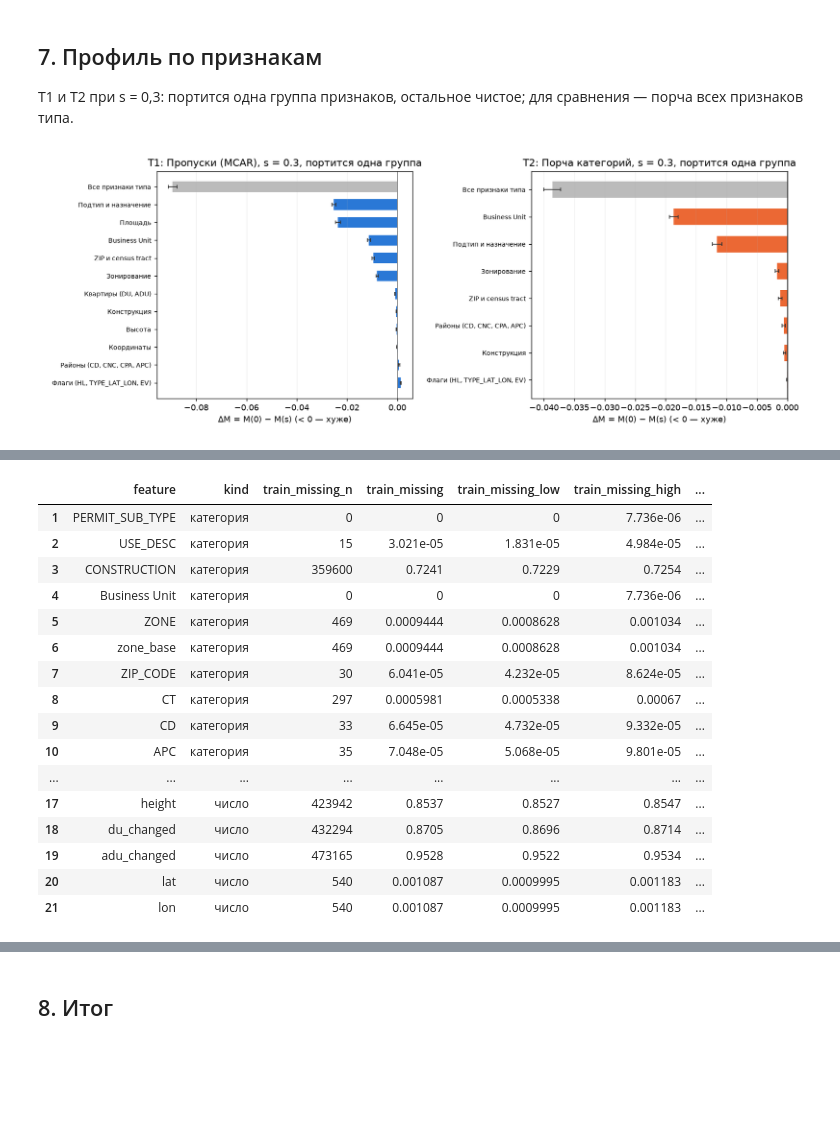
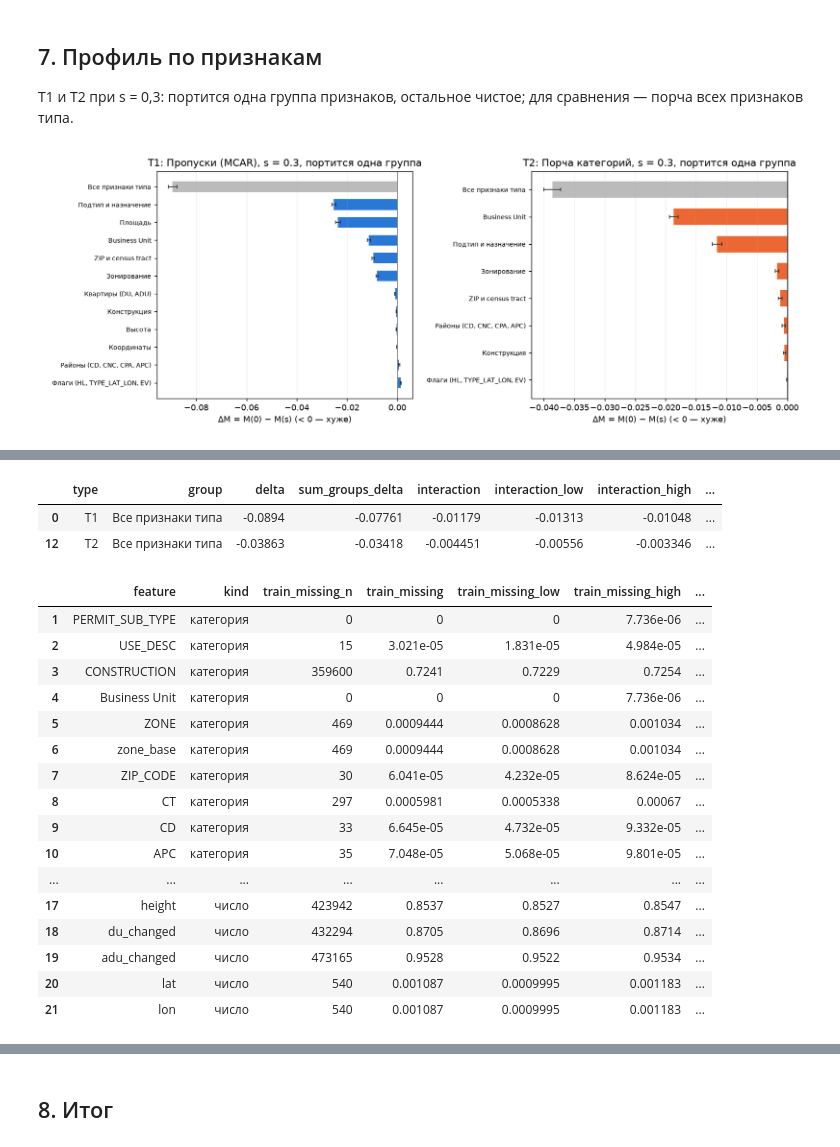
Before and after one commit to DeaDog911/ai-security, a Jupyter notebook: notebooks/pr2_noise.ipynb, the cells around one changed output, grey strips where cells are left out. Saved outputs shown, nothing was run; the diff lists cells and outputs as text; code cells hidden in the pictures; blank space fills up the shorter version.

```diff
--- a/notebooks/pr2_noise.ipynb
+++ b/notebooks/pr2_noise.ipynb
@@ -362,43 +372,47 @@ T1 и T2 при s = 0,3: портится одна группа признако
 # %%
 img("by_feature")
 show("by_feature", ["type", "group", "columns", "frac_changed", "rmsle", "delta", "delta_low", "delta_high", "significant", "rank", "n_units", "changed_per_row", "delta_per_changed", "delta_per_changed_low", "delta_per_changed_high", "rank_per_changed", "train_missing_min"]);
+show("by_feature", ["type", "group", "delta", "sum_groups_delta", "interaction", "interaction_low", "interaction_high", "interaction_mse", "interaction_mse_low", "interaction_mse_high"], query="group == 'Все признаки типа'");
 show("missing_train", ["feature", "kind", "train_missing_n", "train_missing", "train_missing_low", "train_missing_high", "train_other_n", "n_train", "test_missing"], query="t1_corrupted");
 # %% [output]
 [figure]
 |  | type | group | columns | frac_changed | rmsle | delta | delta_low | delta_high | significant | ... |
 | 0 | T1 | Все признаки типа | все | 0.2233 | 0.9779 | -0.0894 | -0.09102 | -0.08775 | True | ... |
 | 1 | T1 | Подтип и назначение | ['PERMIT_SUB_TYPE', 'USE_DESC'] | 0.2999 | 0.9138 | -0.02528 | -0.02611 | -0.02443 | True | ... |
 | 2 | T1 | Площадь | ['square_footage'] | 0.08629 | 0.9121 | -0.0236 | -0.02462 | -0.02264 | True | ... |
 | 3 | T1 | Business Unit | ['Business Unit'] | 0.2991 | 0.8998 | -0.0113 | -0.0119 | -0.01068 | True | ... |
 | 4 | T1 | ZIP и census tract | ['ZIP_CODE', 'CT'] | 0.2998 | 0.8981 | -0.009594 | -0.01008 | -0.009128 | True | ... |
 | 5 | T1 | Зонирование | ['ZONE'] | 0.3002 | 0.8966 | -0.008036 | -0.008442 | -0.007621 | True | ... |
 | 6 | T1 | Квартиры (DU, ADU) | ['du_changed', 'adu_changed'] | 0.04367 | 0.8894 | -0.0009261 | -0.00111 | -0.0007598 | True | ... |
 | 7 | T1 | Конструкция | ['CONSTRUCTION'] | 0.08582 | 0.8889 | -0.0003903 | -0.000538 | -0.0002441 | True | ... |
 | 8 | T1 | Высота | ['height'] | 0.04633 | 0.8889 | -0.0003464 | -0.0004818 | -0.0002001 | True | ... |
 | 9 | T1 | Координаты | ['lat+lon'] | 0.2992 | 0.8887 | -0.0001493 | -0.0003791 | 9.12e-05 | False | ... |
 | ... | ... | ... | ... | ... | ... | ... | ... | ... | ... | ... |
 | 15 | T2 | Зонирование | ['ZONE'] | 0.2796 | 0.8902 | -0.001695 | -0.002015 | -0.001351 | True | ... |
 | 16 | T2 | ZIP и census tract | ['ZIP_CODE', 'CT'] | 0.2988 | 0.8897 | -0.001182 | -0.001487 | -0.000869 | True | ... |
 | 17 | T2 | Районы (CD, CNC, CPA, APC) | ['CD', 'CNC', 'CPA', 'APC'] | 0.2773 | 0.8891 | -0.0005977 | -0.000846 | -0.000345 | True | ... |
 | 18 | T2 | Конструкция | ['CONSTRUCTION'] | 0.0447 | 0.889 | -0.0004539 | -0.0006574 | -0.000261 | True | ... |
 | 19 | T2 | Флаги (HL, TYPE_LAT_LON, EV) | ['HL', 'TYPE_LAT_LON', 'EV'] | 0.03392 | 0.8886 | -5.923e-05 | -0.0001073 | -1.442e-05 | True | ... |
-|  | feature | kind | train_missing_n | train_missing | train_missing_low | train_missing_high | ... |
-| 1 | PERMIT_SUB_TYPE | категория | 0 | 0 | 0 | 7.736e-06 | ... |
-| 2 | USE_DESC | категория | 15 | 3.021e-05 | 1.831e-05 | 4.984e-05 | ... |
-| 3 | CONSTRUCTION | категория | 359600 | 0.7241 | 0.7229 | 0.7254 | ... |
-| 4 | Business Unit | категория | 0 | 0 | 0 | 7.736e-06 | ... |
-| 5 | ZONE | категория | 469 | 0.0009444 | 0.0008628 | 0.001034 | ... |
-| 6 | zone_base | категория | 469 | 0.0009444 | 0.0008628 | 0.001034 | ... |
-| 7 | ZIP_CODE | категория | 30 | 6.041e-05 | 4.232e-05 | 8.624e-05 | ... |
-| 8 | CT | категория | 297 | 0.0005981 | 0.0005338 | 0.00067 | ... |
-| 9 | CD | категория | 33 | 6.645e-05 | 4.732e-05 | 9.332e-05 | ... |
-| 10 | APC | категория | 35 | 7.048e-05 | 5.068e-05 | 9.801e-05 | ... |
-| ... | ... | ... | ... | ... | ... | ... | ... |
-| 17 | height | число | 423942 | 0.8537 | 0.8527 | 0.8547 | ... |
-| 18 | du_changed | число | 432294 | 0.8705 | 0.8696 | 0.8714 | ... |
-| 19 | adu_changed | число | 473165 | 0.9528 | 0.9522 | 0.9534 | ... |
-| 20 | lat | число | 540 | 0.001087 | 0.0009995 | 0.001183 | ... |
-| 21 | lon | число | 540 | 0.001087 | 0.0009995 | 0.001183 | ... |
+|  | type | group | delta | sum_groups_delta | interaction | interaction_low | interaction_high | ... |
+| 0 | T1 | Все признаки типа | -0.0894 | -0.07761 | -0.01179 | -0.01313 | -0.01048 | ... |
+| 12 | T2 | Все признаки типа | -0.03863 | -0.03418 | -0.004451 | -0.00556 | -0.003346 | ... |
+|  | feature | kind | train_missing_n | train_missing | train_missing_low | train_missing_high | ... |
+| 1 | PERMIT_SUB_TYPE | категория | 0 | 0 | 0 | 7.736e-06 | ... |
+| 2 | USE_DESC | категория | 15 | 3.021e-05 | 1.831e-05 | 4.984e-05 | ... |
+| 3 | CONSTRUCTION | категория | 359600 | 0.7241 | 0.7229 | 0.7254 | ... |
+| 4 | Business Unit | категория | 0 | 0 | 0 | 7.736e-06 | ... |
+| 5 | ZONE | категория | 469 | 0.0009444 | 0.0008628 | 0.001034 | ... |
+| 6 | zone_base | категория | 469 | 0.0009444 | 0.0008628 | 0.001034 | ... |
+| 7 | ZIP_CODE | категория | 30 | 6.041e-05 | 4.232e-05 | 8.624e-05 | ... |
+| 8 | CT | категория | 297 | 0.0005981 | 0.0005338 | 0.00067 | ... |
+| 9 | CD | категория | 33 | 6.645e-05 | 4.732e-05 | 9.332e-05 | ... |
+| 10 | APC | категория | 35 | 7.048e-05 | 5.068e-05 | 9.801e-05 | ... |
+| ... | ... | ... | ... | ... | ... | ... | ... |
+| 17 | height | число | 423942 | 0.8537 | 0.8527 | 0.8547 | ... |
+| 18 | du_changed | число | 432294 | 0.8705 | 0.8696 | 0.8714 | ... |
+| 19 | adu_changed | число | 473165 | 0.9528 | 0.9522 | 0.9534 | ... |
+| 20 | lat | число | 540 | 0.001087 | 0.0009995 | 0.001183 | ... |
+| 21 | lon | число | 540 | 0.001087 | 0.0009995 | 0.001183 | ... |
 # %% [markdown]
 - **T1:** при одном s больше всего ΔM дают пропуски подтипа и назначения (ΔM −0,0253) и площади (−0,0236 — хотя фактически стёрто лишь 0,0863
   ячеек: площадь заполнена у меньшинства разрешений), затем Business Unit (−0,0113), ZIP и census tract (−0,0096),
```
Also changed, not shown: parts of 15 cells of this notebook, 39 other files.
